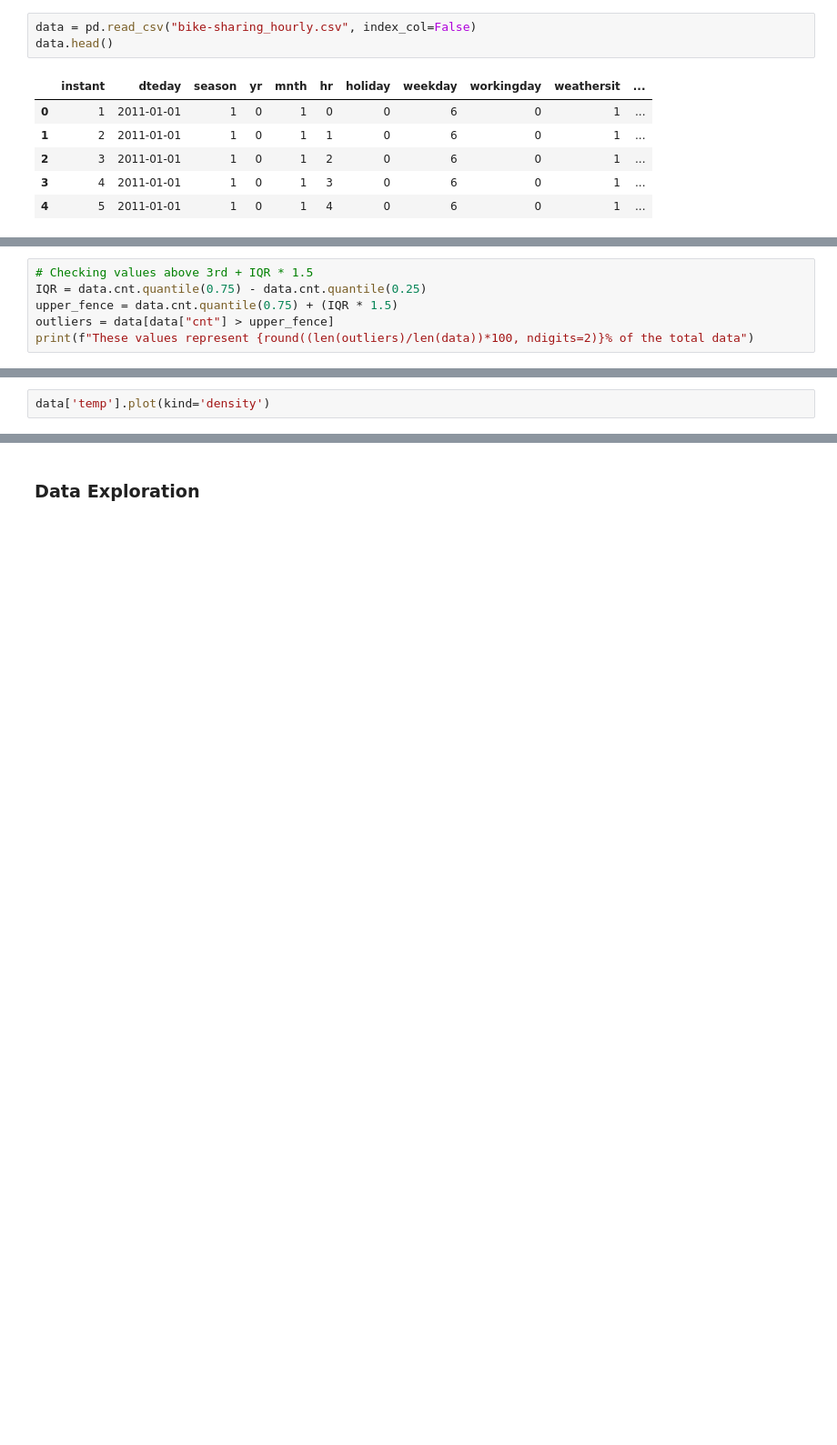
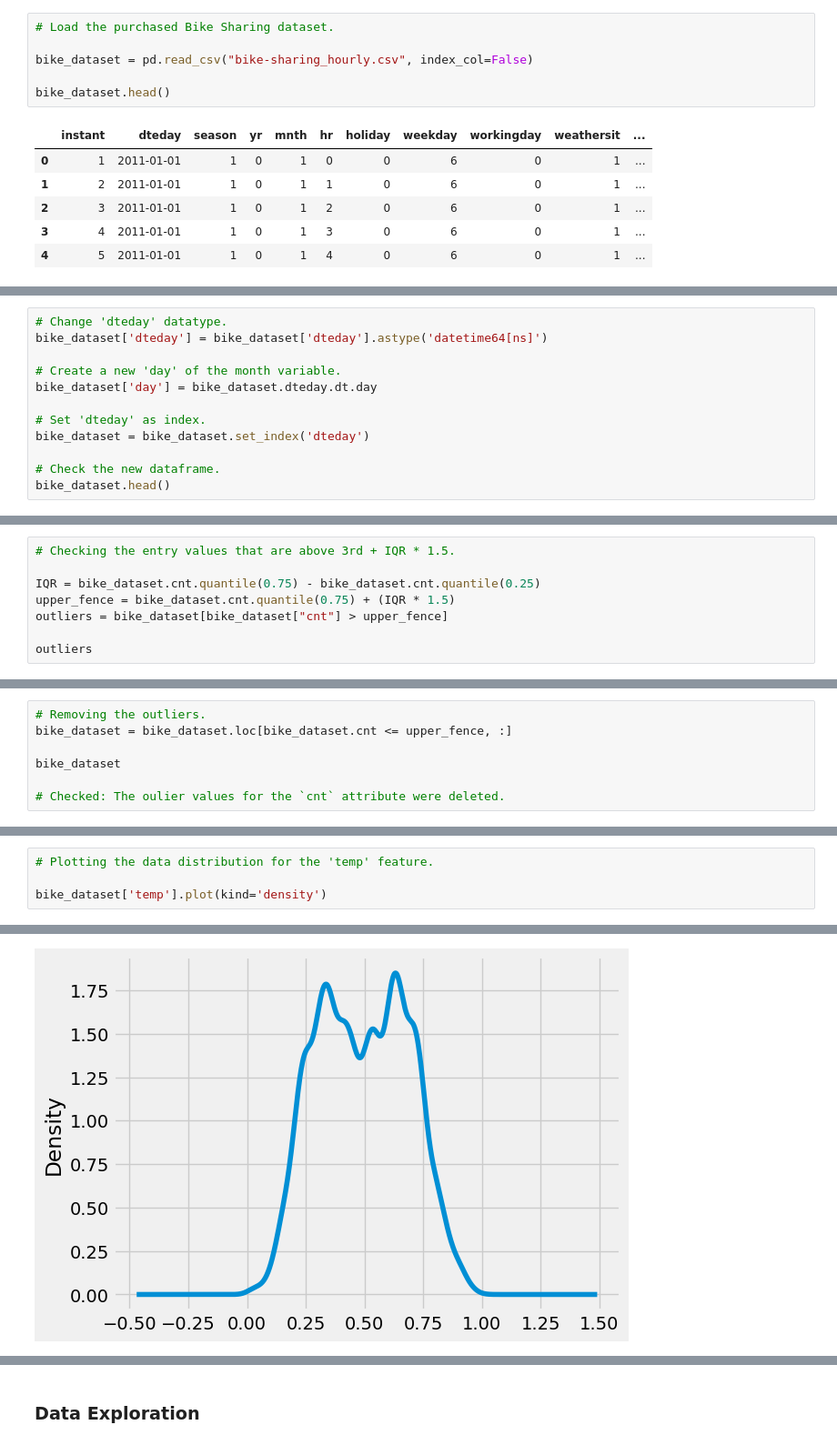
Before and after one commit to kate3890/ML_bike_demand_prediction, a Jupyter notebook: Group3_Notebook_Assignment2 (2).ipynb, the cells around one changed output, grey strips where cells are left out. Shown at 91% size. Drawn from its saved outputs; the diff is of its cells as text; blank space fills up the shorter version.

Commit message:
Business Case and Data Exploration

```diff
--- a/Group3_Notebook_Assignment2 (2).ipynb
+++ b/Group3_Notebook_Assignment2 (2).ipynb
@@ -41,6 +79,9 @@ warnings.filterwarnings("ignore")
 # %%
-data = pd.read_csv("bike-sharing_hourly.csv", index_col=False)
-data.head()
+# Load the purchased Bike Sharing dataset.
+
+bike_dataset = pd.read_csv("bike-sharing_hourly.csv", index_col=False)
+
+bike_dataset.head()
 # %% [output]
 |  | instant | dteday | season | yr | mnth | hr | holiday | weekday | workingday | weathersit | ... |
 | 0 | 1 | 2011-01-01 | 1 | 0 | 1 | 0 | 0 | 6 | 0 | 1 | ... |
@@ -116,0 +190,12 @@ data.head()
+# %%
+# Change 'dteday' datatype.
+bike_dataset['dteday'] = bike_dataset['dteday'].astype('datetime64[ns]')
+
+# Create a new 'day' of the month variable.
+bike_dataset['day'] = bike_dataset.dteday.dt.day
+
+# Set 'dteday' as index.
+bike_dataset = bike_dataset.set_index('dteday')
+
+# Check the new dataframe.
+bike_dataset.head()
@@ -129,7 +226,9 @@ There are values of `cnt` that lie well above the average.
 # %%
-# Checking values above 3rd + IQR * 1.5
-IQR = data.cnt.quantile(0.75) - data.cnt.quantile(0.25)
-upper_fence = data.cnt.quantile(0.75) + (IQR * 1.5)
-outliers = data[data["cnt"] > upper_fence]
-print(f"These values represent {round((len(outliers)/len(data))*100, ndigits=2)}% of the total data")
+# Checking the entry values that are above 3rd + IQR * 1.5.
+
+IQR = bike_dataset.cnt.quantile(0.75) - bike_dataset.cnt.quantile(0.25)
+upper_fence = bike_dataset.cnt.quantile(0.75) + (IQR * 1.5)
+outliers = bike_dataset[bike_dataset["cnt"] > upper_fence]
+
+outliers
 # %% [output]
@@ -162,0 +257,7 @@ data = data.loc[data.cnt <= upper_fence, :]
+# %%
+# Removing the outliers.
+bike_dataset = bike_dataset.loc[bike_dataset.cnt <= upper_fence, :]
+
+bike_dataset
+
+# Checked: The oulier values for the `cnt` attribute were deleted.
@@ -163,2 +285,5 @@ data = data.loc[data.cnt <= upper_fence, :]
 # %%
-data['temp'].plot(kind='density')
+# Plotting the data distribution for the 'temp' feature.
+
+bike_dataset['temp'].plot(kind='density')
+# %% [output]
@@ -165 +291,2 @@ data['temp'].plot(kind='density')
+[figure, added]
 # %%
```
Also changed, not shown: parts of 64 cells of this notebook, 1 other file.
